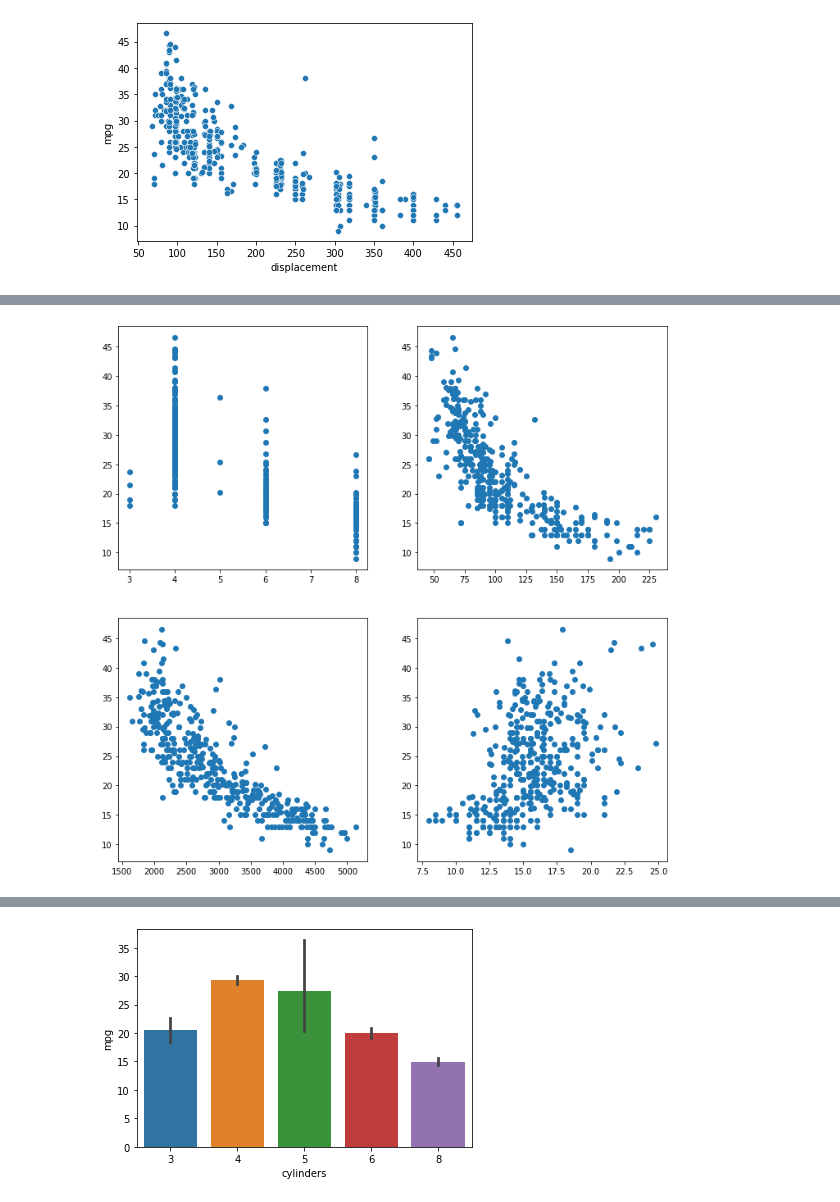
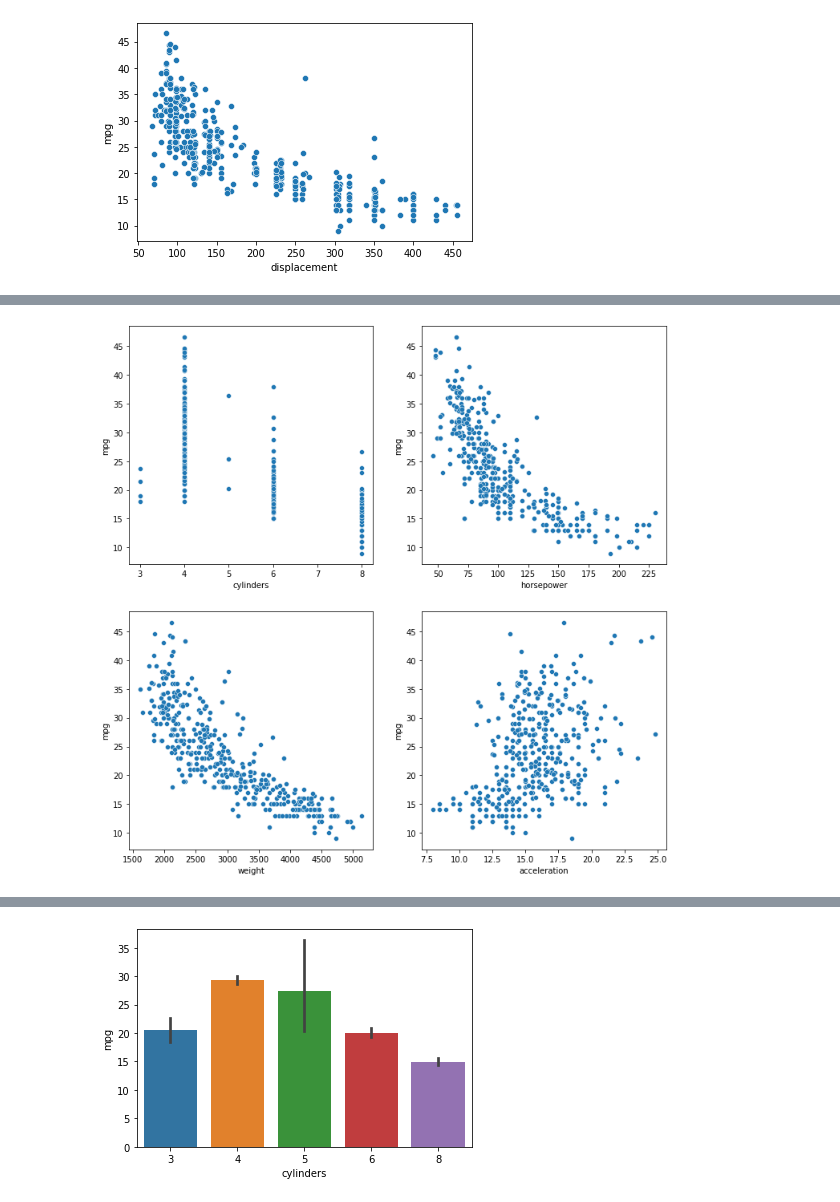
Before and after one commit to JMYoon90/JM_python, a Jupyter notebook: py23_mpg.ipynb, the cells around one changed output, grey strips where cells are left out. Saved outputs shown, nothing was run; the diff lists cells and outputs as text; code cells hidden in the pictures.

```diff
--- a/py23_mpg.ipynb
+++ b/py23_mpg.ipynb
@@ -67,14 +92,14 @@ plt.show()
 # %%
 # 2x2 subplot을 생성. scatter plot.
 # mpg ~ cylinders
 # mpg ~ horsepower
 # mpg ~ weight
 # mpg ~ acceleration
 fig, ax = plt.subplots(nrows=2, ncols=2, figsize=(12, 12))
-ax[0][0].scatter(data=mpg, x='cylinders', y='mpg')
-ax[0][1].scatter(data=mpg, x='horsepower', y='mpg')
-ax[1][0].scatter(data=mpg, x='weight', y='mpg')
-ax[1][1].scatter(data=mpg, x='acceleration', y='mpg')
+sns.scatterplot(data=mpg, x='cylinders', y='mpg', ax=ax[0, 0])
+sns.scatterplot(data=mpg, x='horsepower', y='mpg', ax=ax[0, 1])
+sns.scatterplot(data=mpg, x='weight', y='mpg', ax=ax[1, 0])
+sns.scatterplot(data=mpg, x='acceleration', y='mpg', ax=ax[1, 1])
 plt.show()
 # %% [output]
-[figure, old version]
+[figure, new version]
```
Also changed, not shown: parts of 6 cells of this notebook.
